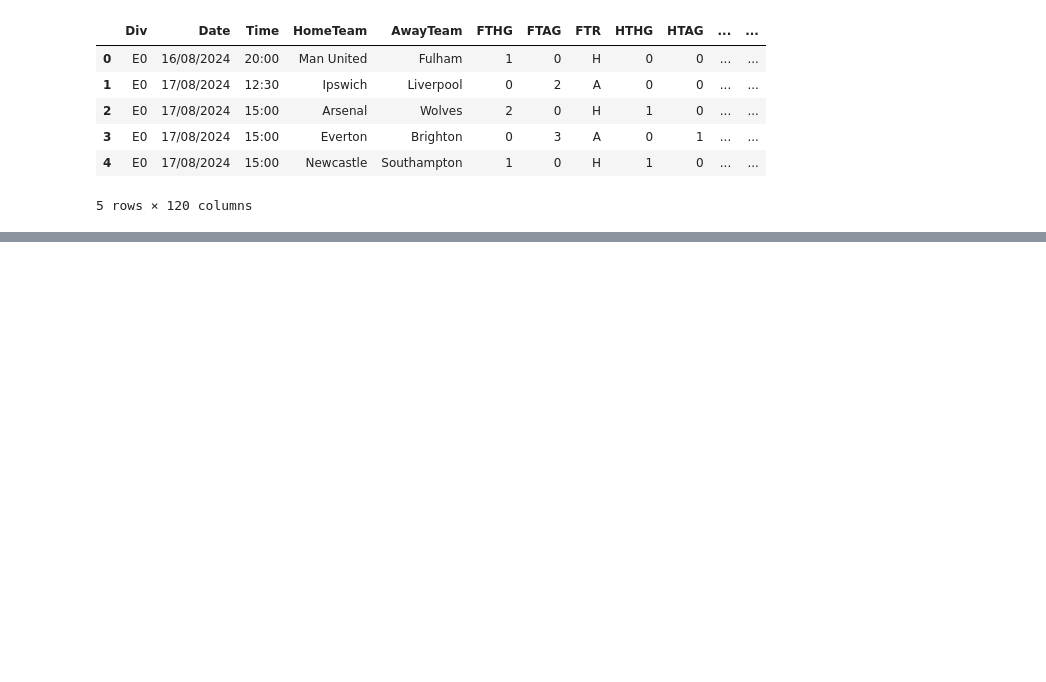
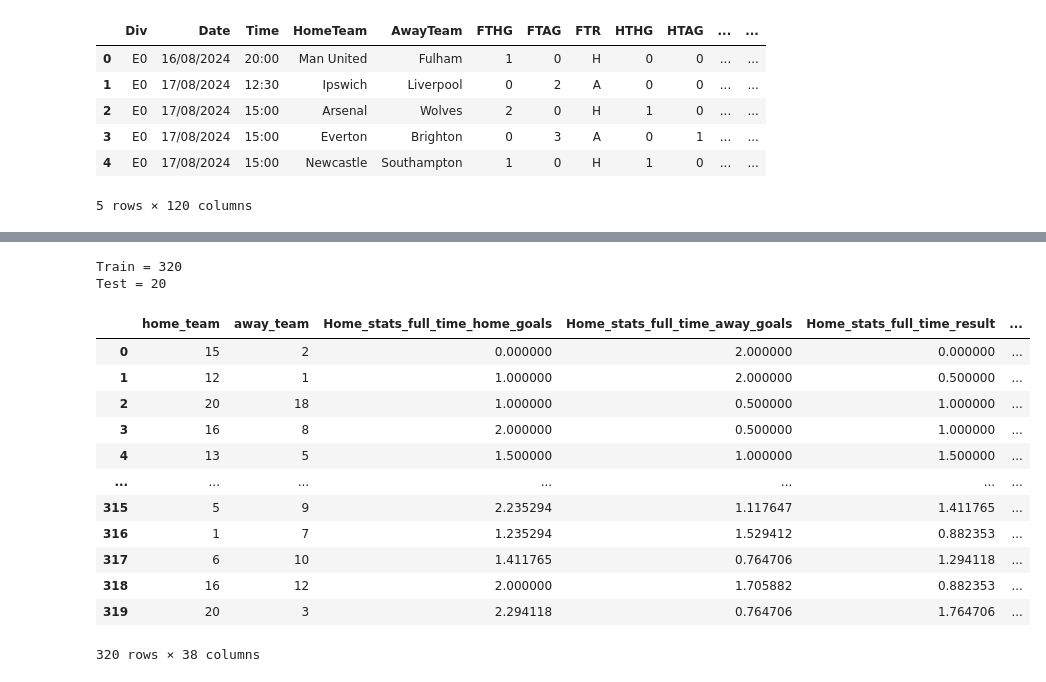
Before and after one commit to Lrs50/xAI-football-bet, a Jupyter notebook: sport_beting.ipynb, the cells around one changed output, grey strips where cells are left out. Drawn from its saved outputs; the diff is of its cells as text; code cells hidden in the pictures; blank space fills up the shorter version.

```diff
--- a/sport_beting.ipynb
+++ b/sport_beting.ipynb
@@ -108,0 +155,34 @@ memory usage: 62.5+ KB
+# %%
+cutoff_date = pd.to_datetime('2025-05-16')
+
+# Training data (before cutoff)
+train_df = df[df['date'] < cutoff_date].drop(columns=["date"])
+# Test data (on or after cutoff)
+test_df = df[df['date'] >= cutoff_date].drop(columns=["date"])
+
+print(f"Train = {len(train_df)}")
+print(f"Test = {len(test_df)}")
+
+X_train = train_df.drop(columns=['result'])
+y_train = train_df['result']
+X_test = test_df.drop(columns=['result'])
+y_test = test_df['result']
+# %% [output]
+Train = 320
+Test = 20
+# %%
+X_train
+# %% [output]
+|  | home_team | away_team | Home_stats_full_time_home_goals | Home_stats_full_time_away_goals | Home_stats_full_time_result | ... |
+| 0 | 15 | 2 | 0.000000 | 2.000000 | 0.000000 | ... |
+| 1 | 12 | 1 | 1.000000 | 2.000000 | 0.500000 | ... |
+| 2 | 20 | 18 | 1.000000 | 0.500000 | 1.000000 | ... |
+| 3 | 16 | 8 | 2.000000 | 0.500000 | 1.000000 | ... |
+| 4 | 13 | 5 | 1.500000 | 1.000000 | 1.500000 | ... |
+| ... | ... | ... | ... | ... | ... | ... |
+| 315 | 5 | 9 | 2.235294 | 1.117647 | 1.411765 | ... |
+| 316 | 1 | 7 | 1.235294 | 1.529412 | 0.882353 | ... |
+| 317 | 6 | 10 | 1.411765 | 0.764706 | 1.294118 | ... |
+| 318 | 16 | 12 | 2.000000 | 1.705882 | 0.882353 | ... |
+| 319 | 20 | 3 | 2.294118 | 0.764706 | 1.764706 | ... |
+320 rows × 38 columns
```
Also changed, not shown: parts of 7 cells of this notebook, 5 other files.
